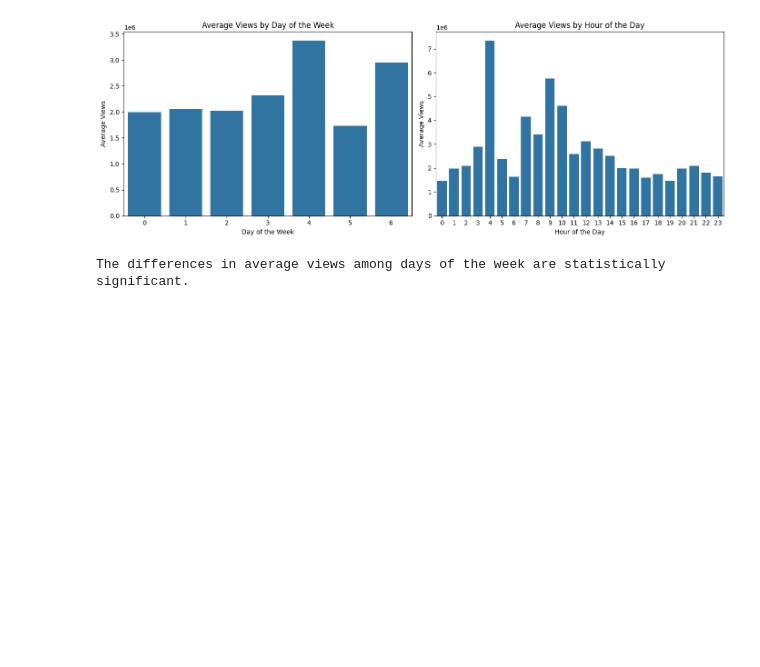
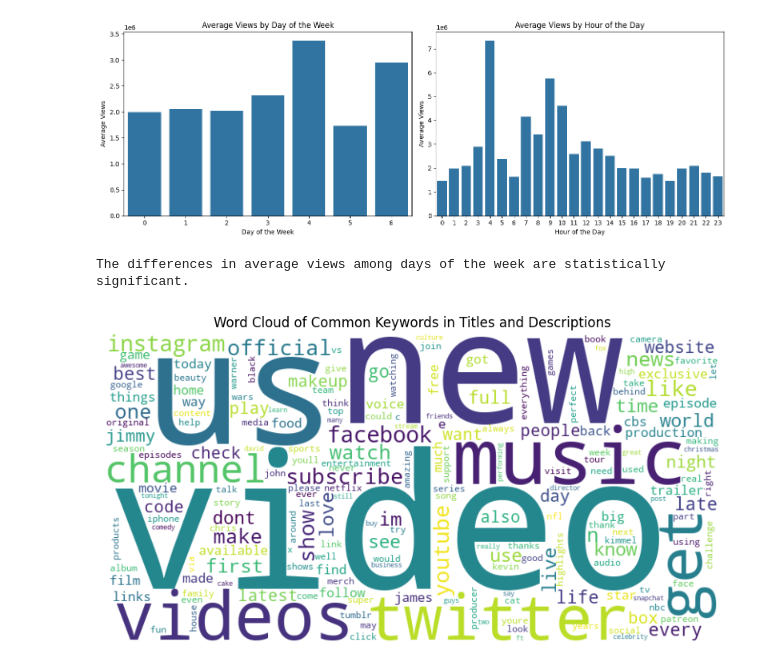
Before and after one commit to AvdylDemukajj/YoutubeTrandingVideos, a Jupyter notebook: index.ipynb, the cells around one changed output. Saved outputs shown, nothing was run; the diff lists cells and outputs as text; code cells hidden in the pictures; blank space fills up the shorter version.

Commit message:
"Preprocessed video titles and descriptions, then visualized common keywords using a word cloud"

```diff
--- a/index.ipynb
+++ b/index.ipynb
@@ -278,3 +278,30 @@ else:
     print("There is no statistically significant difference in average views among days of the week.")
 # %% [output]
 The differences in average views among days of the week are statistically significant.
+# %%
+data['text'] = data['title'] + ' ' + data['description']
+
+stop_words = set(stopwords.words('english'))
+def preprocess(text):
+    text = str(text)
+    text = text.lower()
+    text = re.sub(r'[^\w\s]', '', text)
+    tokens = text.split()
+    tokens = [token for token in tokens if token.isalpha() and token.lower() not in stop_words]
+    return tokens
+
+data['tokens'] = data['text'].apply(preprocess)
+
+word_freq = Counter()
+for tokens in data['tokens']:
+    word_freq.update(tokens)
+
+wordcloud = WordCloud(width=800, height=400, background_color='white').generate_from_frequencies(word_freq)
+
+plt.figure(figsize=(10, 5))
+plt.imshow(wordcloud, interpolation='bilinear')
+plt.axis('off')
+plt.title('Word Cloud of Common Keywords in Titles and Descriptions')
+plt.show()
+# %% [output]
+[figure, added]
```
